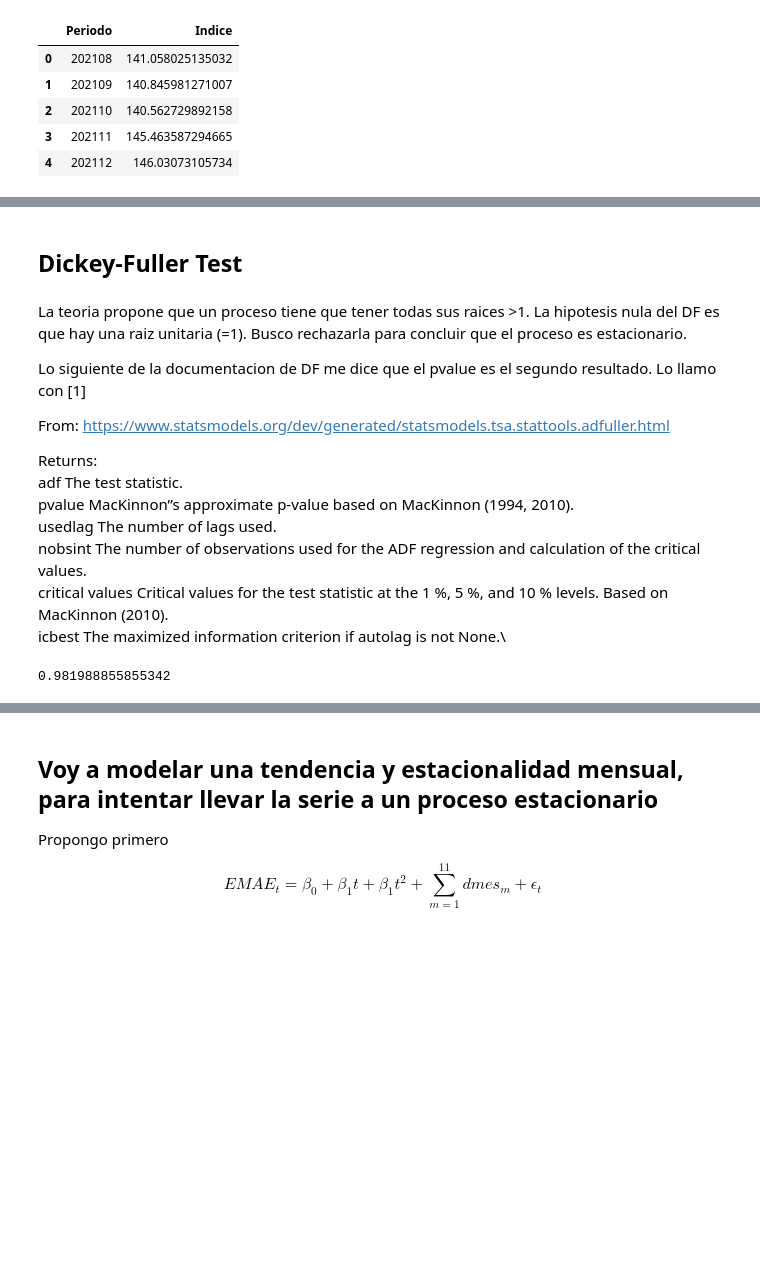
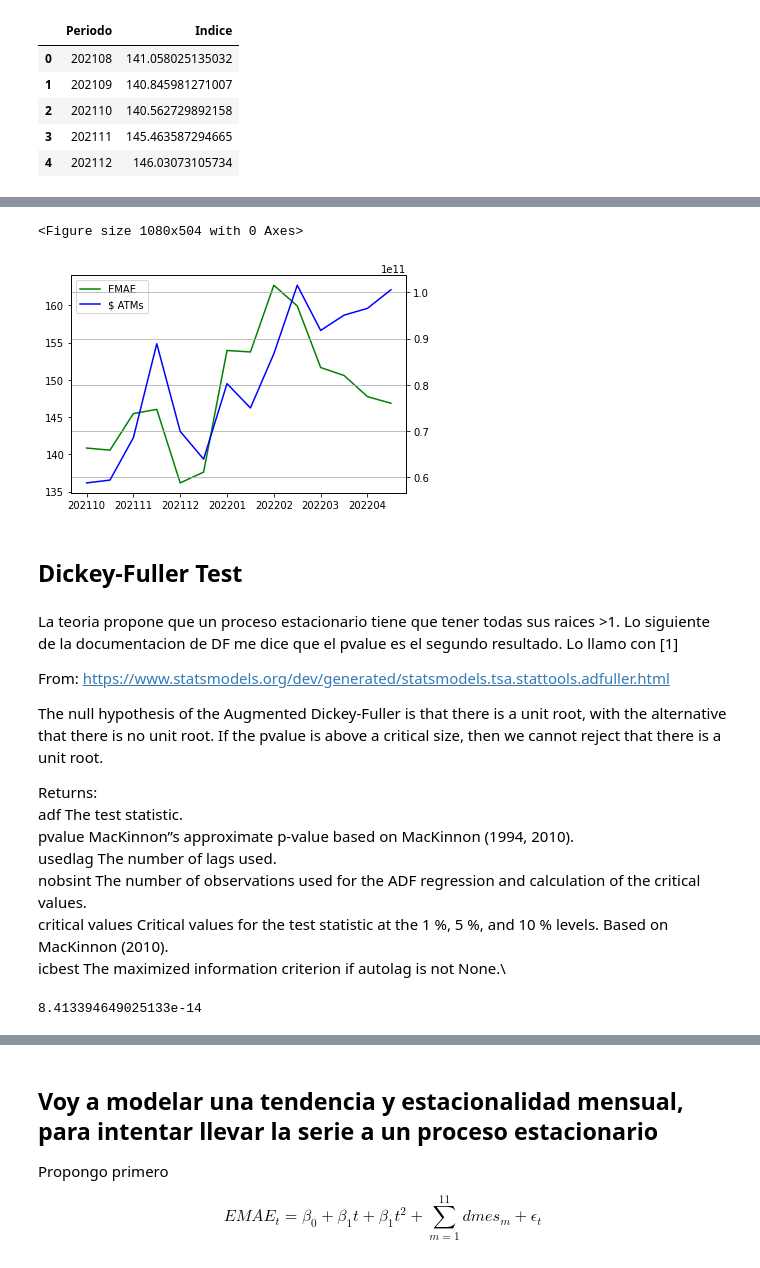
Before and after one commit to nickymind/DOE-Econometria, a Jupyter notebook: Nowcasting_PIB.ipynb, the cells around one changed output, grey strips where cells are left out. Drawn from its saved outputs; the diff is of its cells as text; code cells hidden in the pictures; blank space fills up the shorter version.

```diff
--- a/Nowcasting_PIB.ipynb
+++ b/Nowcasting_PIB.ipynb
@@ -263,13 +124,28 @@ plt.show()
+# %%
+plt.figure(figsize=(15, 7))
+fig, ax1 = plt.subplots()
+ax2 = ax1.twinx()
+ax1.plot(trx_emae.Indice, label='EMAE', color='green')
+ax2.plot(trx_emae.S_ATM, label='$ ATMs', color='blue')
+plt.grid(True)
+lines = ax1.get_lines() + ax2.get_lines()
+ax1.set_xticklabels(trx_emae.Periodo)
+ax1.legend(lines, [line.get_label() for line in lines], loc='upper left')
+plt.show()
+# %% [output]
+<Figure size 1080x504 with 0 Axes>
+[figure, added]
 # %% [markdown]
 ##  Dickey-Fuller Test
 # %% [markdown]
-La teoria propone que un proceso tiene que tener todas sus raices >1. La hipotesis nula del DF es que hay una raiz unitaria (=1). Busco rechazarla para concluir que el proceso es estacionario.
-
+La teoria propone que un proceso estacionario tiene que tener todas sus raices >1.
 Lo siguiente de la documentacion de DF me dice que el pvalue es el segundo resultado. Lo llamo con [1]
 
 
 From:
 https://www.statsmodels.org/dev/generated/statsmodels.tsa.stattools.adfuller.html
+
+The null hypothesis of the Augmented Dickey-Fuller is that there is a unit root, with the alternative that there is no unit root. If the pvalue is above a critical size, then we cannot reject that there is a unit root.
 
 Returns:
 adf The test statistic.\
@@ -279,7 +155,7 @@ nobsint The number of observations used for the ADF regression and calculation o
 critical values  Critical values for the test statistic at the 1 %, 5 %, and 10 % levels. Based on MacKinnon (2010). \
 icbest The maximized information criterion if autolag is not None.\
 # %%
-# Como devuelve varios estadisticos, con 1 nos eferimos al segundo, esto es, el p-value.
-sm.tsa.stattools.adfuller(df.EMAE)[1]
+# Como devuelve varios estadisticos, con 1 nos referimos al segundo, esto es, el p-value. Está debajo del umbral así que rechazamos Hipótesis Nula.
+sm.tsa.stattools.adfuller(trx_emae.Indice)[1]
 # %% [output]
-0.981988855855342
+8.413394649025133e-14
```
Also changed, not shown: parts of 29 cells of this notebook.
